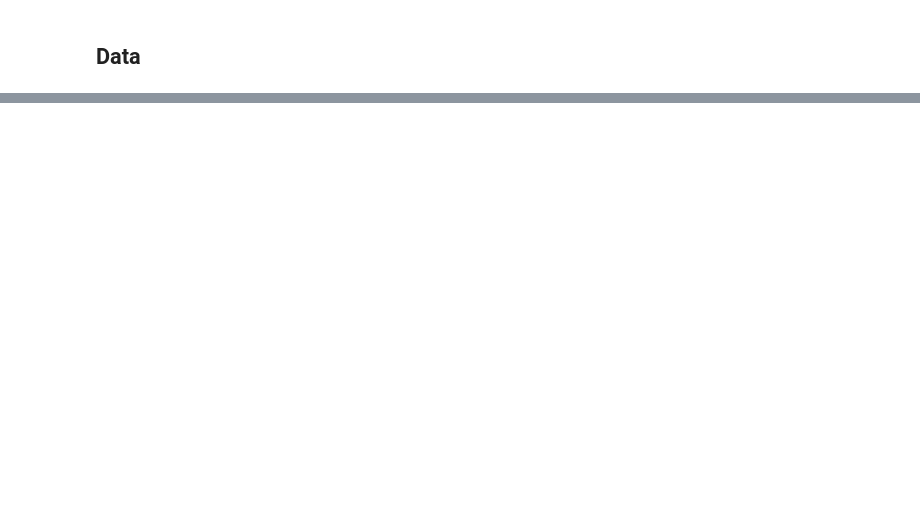
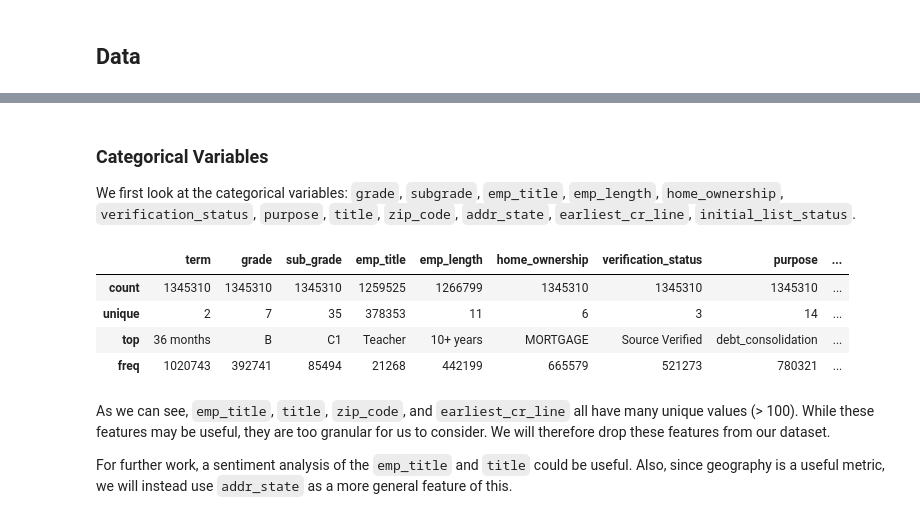
Before and after one commit to george-mitchell/Predicting-Loan-Default, a Jupyter notebook: Loan_Default.ipynb, the cells around one changed output, grey strips where cells are left out. Drawn from its saved outputs; the diff is of its cells as text; code cells hidden in the pictures; blank space fills up the shorter version.

```diff
--- a/Loan_Default.ipynb
+++ b/Loan_Default.ipynb
@@ -44,0 +87,6 @@ loans = loans.drop("loan_status")
+# %%
+## eliminate features with more than 25% missing
+null_fractions = (loans_df.null_count() / loans_df.shape[0]) > 0.25
+drop_list = [col.name for col in loans_df.iter_columns()
+             if null_fractions[0,col.name] == True]
+loans_df = loans_df.drop(drop_list)
@@ -44,0 +117,19 @@ loans = loans.drop("loan_status")
+# %%
+keep_list = [
+ 'id', 'loan_amnt', 'term', 'int_rate', 'installment',
+ 'grade', 'sub_grade', 'emp_title', 'emp_length', 'home_ownership',
+ 'annual_inc', 'verification_status', 'purpose', 'title', 'annual_inc',
+ 'last_pymnt_amnt', 'num_actv_rev_tl', 'mo_sin_rcnt_rev_tl_op',
+ 'mo_sin_old_rev_tl_op', 'avg_cur_bal', 'acc_open_past_24mths', 'zip_code',
+ 'addr_state', 'dti', 'delinq_2yrs', 'earliest_cr_line', 'fico_range_low',
+ 'fico_range_high', 'open_acc', 'pub_rec', 'pub_rec_bankruptcies',
+ 'initial_list_status', 'revol_bal', 'revol_util', 'total_acc',
+ 'bc_open_to_buy', 'bc_util', 'default'
+]
+
+drop_list = [col.name for col in loans_df.iter_columns()
+             if col.name not in keep_list]
+
+loans_df = loans_df.drop(drop_list)
+
+loans_df.shape
@@ -44,0 +164,19 @@ loans = loans.drop("loan_status")
+# %% [markdown]
+### Categorical Variables
+
+We first look at the categorical variables: `grade`, `subgrade`, `emp_title`, `emp_length`, `home_ownership`, `verification_status`, `purpose`, `title`, `zip_code`, `addr_state`, `earliest_cr_line`, `initial_list_status`.
+# %%
+cat_vars = loans_df.select(~cs.by_dtype(pl.NUMERIC_DTYPES)).columns
+
+## note to_pandas requires pyarrow
+loans_df[cat_vars].to_pandas().describe(include='all')
+# %% [output]
+|  | term | grade | sub_grade | emp_title | emp_length | home_ownership | verification_status | purpose | ... |
+| count | 1345310 | 1345310 | 1345310 | 1259525 | 1266799 | 1345310 | 1345310 | 1345310 | ... |
+| unique | 2 | 7 | 35 | 378353 | 11 | 6 | 3 | 14 | ... |
+| top | 36 months | B | C1 | Teacher | 10+ years | MORTGAGE | Source Verified | debt_consolidation | ... |
+| freq | 1020743 | 392741 | 85494 | 21268 | 442199 | 665579 | 521273 | 780321 | ... |
+# %% [markdown]
+As we can see, `emp_title`, `title`, `zip_code`, and `earliest_cr_line` all have many unique values (> 100). While these features may be useful, they are too granular for us to consider. We will therefore drop these features from our dataset.
+
+For further work, a sentiment analysis of the `emp_title` and `title` could be useful. Also, since geography is a useful metric, we will instead use `addr_state` as a more general feature of this.
```
Also changed, not shown: parts of 16 cells of this notebook.
